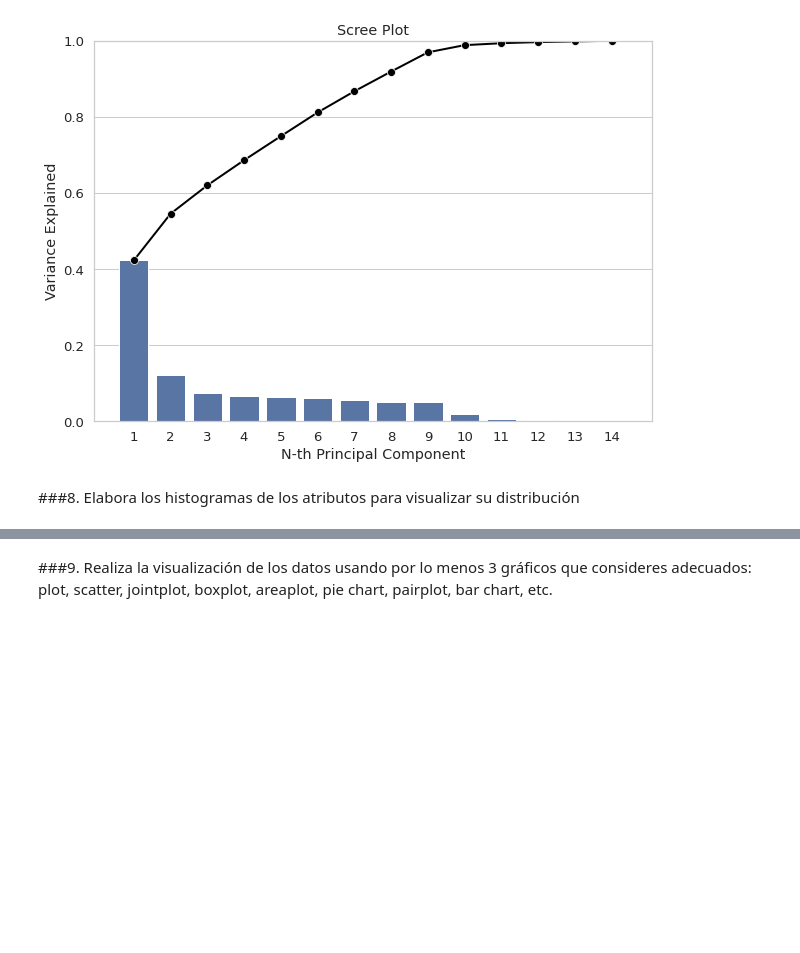
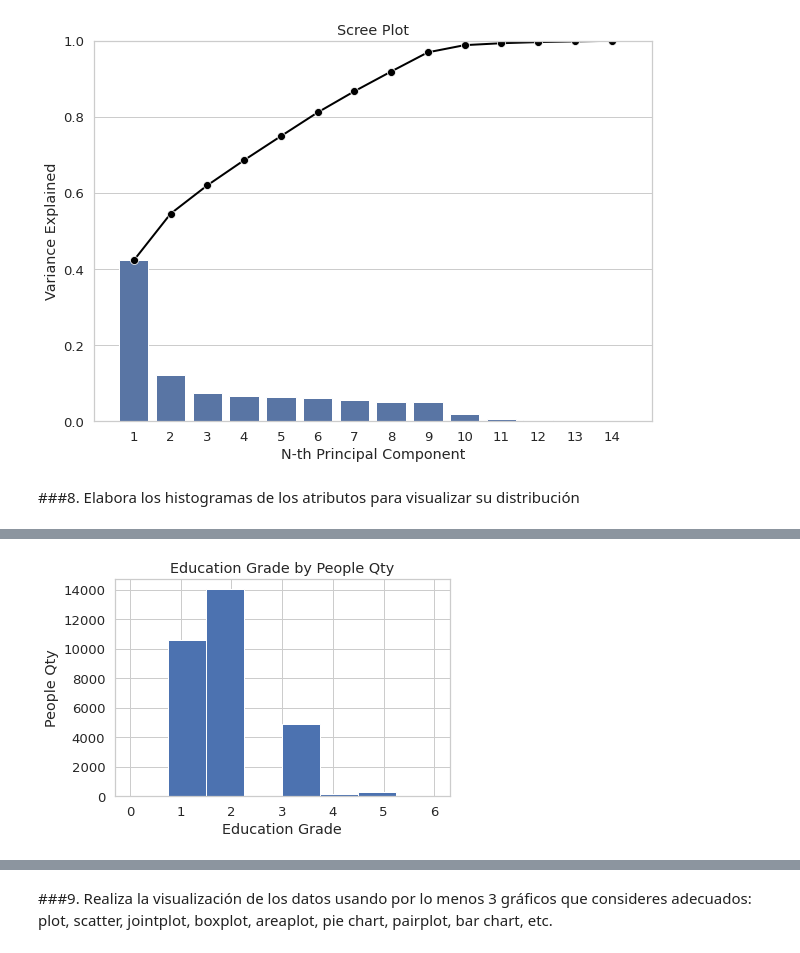
Before and after one commit to PosgradoMNA/actividades-de-aprendizaje-jeesperon, a Jupyter notebook: Act_Sem6_visualización_a01372413.ipynb, the cells around one changed output, grey strips where cells are left out. Cells and saved outputs as stored; diff of their text form; code cells hidden in the pictures; blank space fills up the shorter version.

```diff
--- a/Act_Sem6_visualización_a01372413.ipynb
+++ b/Act_Sem6_visualización_a01372413.ipynb
@@ -286,0 +320,11 @@ plt.show()
+# %%
+fig,ax = plt.subplots(1,1)
+
+a = np.array(df['X3'])
+ax.hist(a, bins = 8)
+ax.set_title("Education Grade by People Qty")
+ax.set_xlabel('Education Grade')
+ax.set_ylabel('People Qty')
+plt.show()
+# %% [output]
+[figure, added]
```
Also changed, not shown: parts of 5 cells of this notebook.
